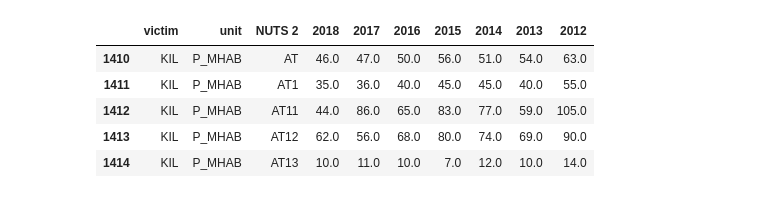
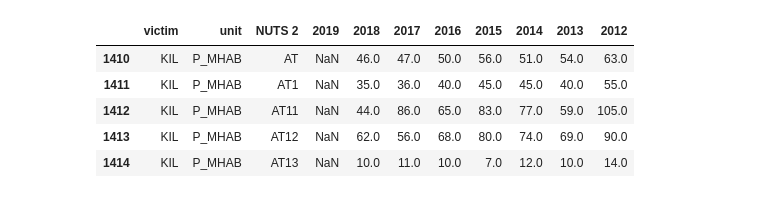
Before and after one commit to NikolasHaimerl/DOP_EX3, a Jupyter notebook: src/data_preparation/Victims in road accidents.ipynb, the cells around one changed output. Drawn from its saved outputs; the diff is of its cells as text; code cells hidden in the pictures.

```diff
--- a/src/data_preparation/Victims in road accidents.ipynb
+++ b/src/data_preparation/Victims in road accidents.ipynb
@@ -18,11 +17,14 @@ df = df[df.victim == 'KIL']
 # %%
 # Rename to avoid problems using \
 df = df.rename(columns={'geo\\time': ' NUTS 2'})
+
+# Insert missing cloumn for 2019
+df.insert(3,"2019",np.NaN)
 df.head()
 # %% [output]
-|  | victim | unit | NUTS 2 | 2018 | 2017 | 2016 | 2015 | 2014 | 2013 | 2012 |
-| 1410 | KIL | P_MHAB | AT | 46.0 | 47.0 | 50.0 | 56.0 | 51.0 | 54.0 | 63.0 |
-| 1411 | KIL | P_MHAB | AT1 | 35.0 | 36.0 | 40.0 | 45.0 | 45.0 | 40.0 | 55.0 |
-| 1412 | KIL | P_MHAB | AT11 | 44.0 | 86.0 | 65.0 | 83.0 | 77.0 | 59.0 | 105.0 |
-| 1413 | KIL | P_MHAB | AT12 | 62.0 | 56.0 | 68.0 | 80.0 | 74.0 | 69.0 | 90.0 |
-| 1414 | KIL | P_MHAB | AT13 | 10.0 | 11.0 | 10.0 | 7.0 | 12.0 | 10.0 | 14.0 |
+|  | victim | unit | NUTS 2 | 2019 | 2018 | 2017 | 2016 | 2015 | 2014 | 2013 | 2012 |
+| 1410 | KIL | P_MHAB | AT | NaN | 46.0 | 47.0 | 50.0 | 56.0 | 51.0 | 54.0 | 63.0 |
+| 1411 | KIL | P_MHAB | AT1 | NaN | 35.0 | 36.0 | 40.0 | 45.0 | 45.0 | 40.0 | 55.0 |
+| 1412 | KIL | P_MHAB | AT11 | NaN | 44.0 | 86.0 | 65.0 | 83.0 | 77.0 | 59.0 | 105.0 |
+| 1413 | KIL | P_MHAB | AT12 | NaN | 62.0 | 56.0 | 68.0 | 80.0 | 74.0 | 69.0 | 90.0 |
+| 1414 | KIL | P_MHAB | AT13 | NaN | 10.0 | 11.0 | 10.0 | 7.0 | 12.0 | 10.0 | 14.0 |
```
Also changed, not shown: parts of 11 cells of this notebook, 3 other files.
